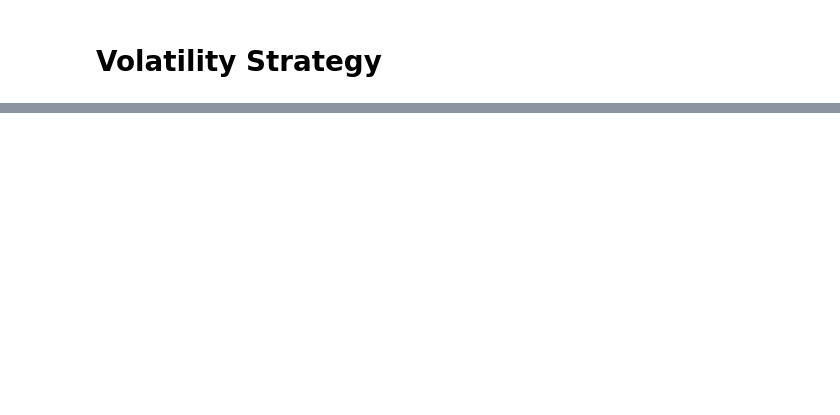
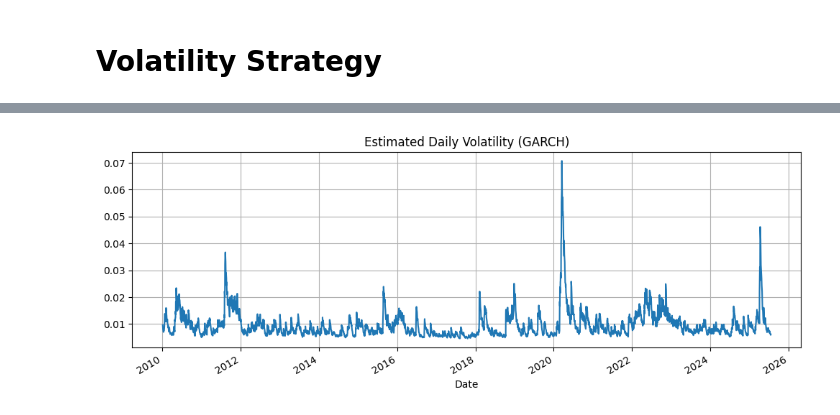
Before and after one commit to aadideshpande/garch-volatility-strategy, a Jupyter notebook: notebooks/volatility_strategy.ipynb, the cells around one changed output, grey strips where cells are left out. Saved outputs shown, nothing was run; the diff lists cells and outputs as text; code cells hidden in the pictures; blank space fills up the shorter version.

Commit message:
implement garch strategy

```diff
--- a/notebooks/volatility_strategy.ipynb
+++ b/notebooks/volatility_strategy.ipynb
@@ -8,3 +10,6 @@ from volatility_model.loader import download_data, save_to_csv, load_from_csv
 # %%
-df = download_data('SPY', start='2010-01-01')
-print(df.head())
+# df = download_data('SPY', start='2010-01-01')
+# df.head()
+from volatility_model.loader import load_from_csv
+import yfinance as yf
+df = load_from_csv('../data/spy_returns.csv')
@@ -36,0 +48,15 @@ plt.show()
+# %%
+from volatility_model.garch_model import fit_garch_model
+
+# Step 2: Fit GARCH(1,1) model
+res, vol_series = fit_garch_model(df['log_return'])
+
+# Merge volatility with price/returns
+df['garch_vol'] = vol_series
+
+# Step 3: Plot GARCH-estimated volatility
+df['garch_vol'].plot(figsize=(12, 4), title='Estimated Daily Volatility (GARCH)')
+plt.grid(True)
+plt.show()
+# %% [output]
+[figure, added]
```
Also changed, not shown: parts of 11 cells of this notebook, 5 other files.
